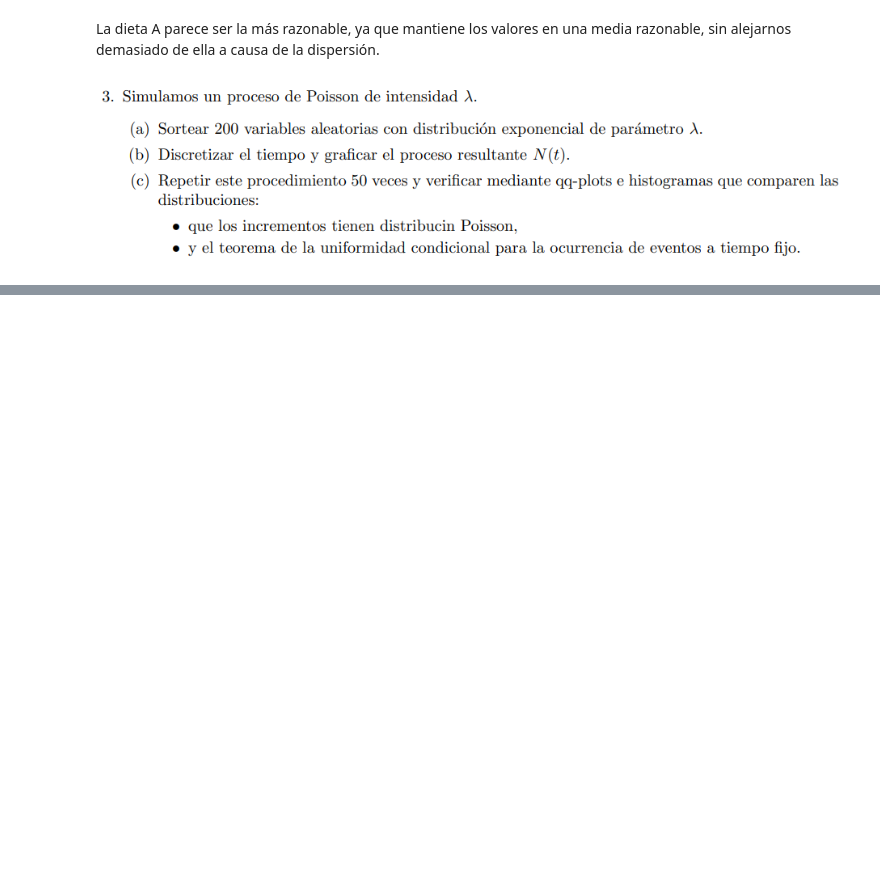
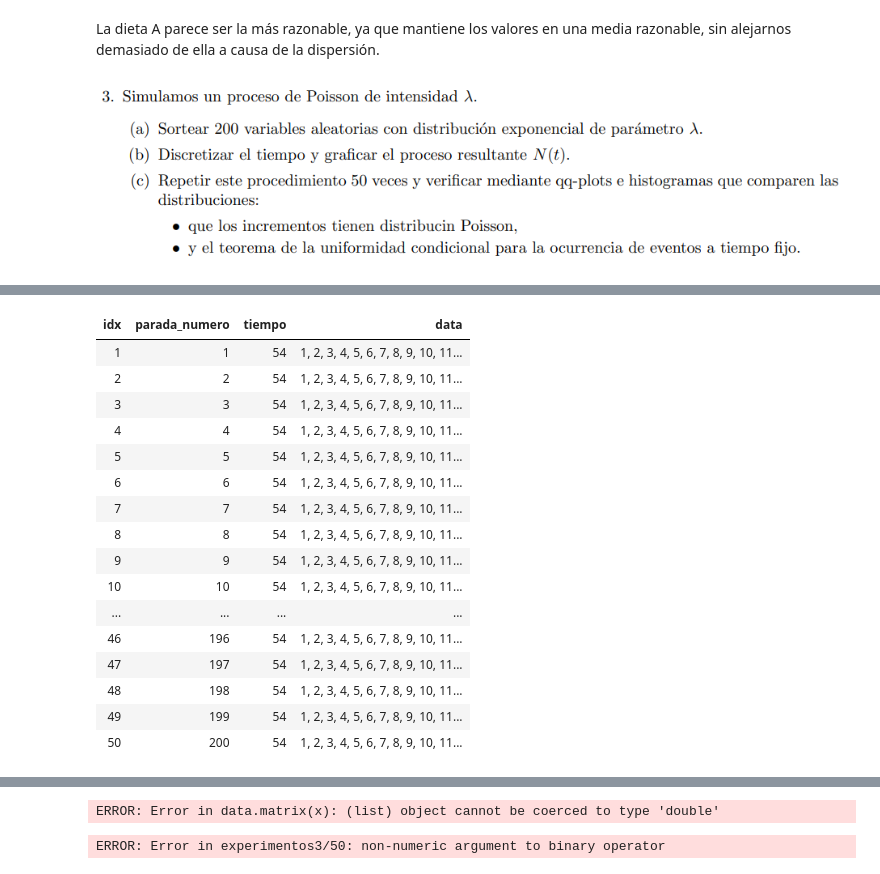
Before and after one commit to LecJackS/Probabilidades-y-Estadistica-2019-2doC, a Jupyter notebook: TP 2.ipynb, the cells around one changed output, grey strips where cells are left out. Cells and saved outputs as stored; diff of their text form; code cells hidden in the pictures; blank space fills up the shorter version.

```diff
--- a/TP 2.ipynb
+++ b/TP 2.ipynb
@@ -268,0 +314,15 @@ ERROR: Error in while (t[j] < tiempo) {: missing value where TRUE/FALSE needed
+# %%
+procesoPoisson <- function(){
+    experimentos <- data.frame(
+        idx = seq(1, 50),
+        data <- data.frame(
+                parada_numero = seq(1, cant, 1),
+                tiempo        = rep(0, cant)
+        )
+    )
+    #tiempo <- 1
+    for(idx in seq(1, 50, 1)){
+        experimentos[idx]$data$tiempo <- obtenerExponenciales(200)$tiempo
+    }
+    return (experimentos)
+}
@@ -268,0 +348,24 @@ ERROR: Error in while (t[j] < tiempo) {: missing value where TRUE/FALSE needed
+# %%
+experimentos3
+experimentos3 <- procesoPoisson()
+#head(experimentos3)
+plot(experimentos3)
+hist(experimentos3)
+# %% [output]
+| idx | parada_numero | tiempo | data |
+| 1 | 1 | 54 | 1, 2, 3, 4, 5, 6, 7, 8, 9, 10, 11... |
+| 2 | 2 | 54 | 1, 2, 3, 4, 5, 6, 7, 8, 9, 10, 11... |
+| 3 | 3 | 54 | 1, 2, 3, 4, 5, 6, 7, 8, 9, 10, 11... |
+| 4 | 4 | 54 | 1, 2, 3, 4, 5, 6, 7, 8, 9, 10, 11... |
+| 5 | 5 | 54 | 1, 2, 3, 4, 5, 6, 7, 8, 9, 10, 11... |
+| 6 | 6 | 54 | 1, 2, 3, 4, 5, 6, 7, 8, 9, 10, 11... |
+| 7 | 7 | 54 | 1, 2, 3, 4, 5, 6, 7, 8, 9, 10, 11... |
+| 8 | 8 | 54 | 1, 2, 3, 4, 5, 6, 7, 8, 9, 10, 11... |
+| 9 | 9 | 54 | 1, 2, 3, 4, 5, 6, 7, 8, 9, 10, 11... |
+| 10 | 10 | 54 | 1, 2, 3, 4, 5, 6, 7, 8, 9, 10, 11... |
+| ... | ... | ... | ... |
+| 46 | 196 | 54 | 1, 2, 3, 4, 5, 6, 7, 8, 9, 10, 11... |
+| 47 | 197 | 54 | 1, 2, 3, 4, 5, 6, 7, 8, 9, 10, 11... |
+| 48 | 198 | 54 | 1, 2, 3, 4, 5, 6, 7, 8, 9, 10, 11... |
+| 49 | 199 | 54 | 1, 2, 3, 4, 5, 6, 7, 8, 9, 10, 11... |
+| 50 | 200 | 54 | 1, 2, 3, 4, 5, 6, 7, 8, 9, 10, 11... |
@@ -268,0 +389,7 @@ ERROR: Error in while (t[j] < tiempo) {: missing value where TRUE/FALSE needed
+ERROR: Error in data.matrix(x): (list) object cannot be coerced to type 'double'
+# %%
+experimentos3 <- experimentos3 / 50
+hist(experimentos3)
+plot(experimentos3)
+# %% [output]
+ERROR: Error in experimentos3/50: non-numeric argument to binary operator
```
Also changed, not shown: parts of 19 cells of this notebook.
